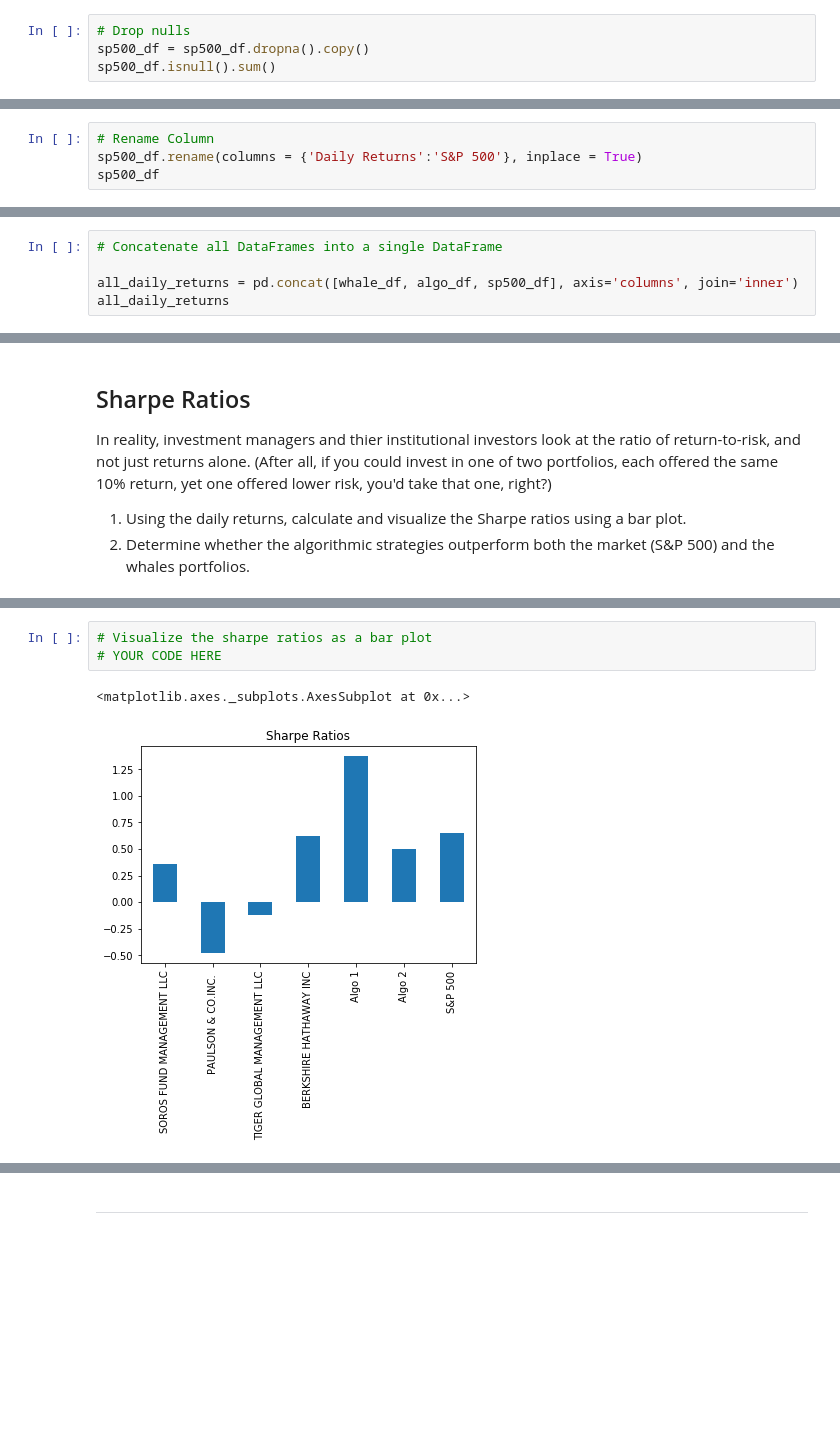
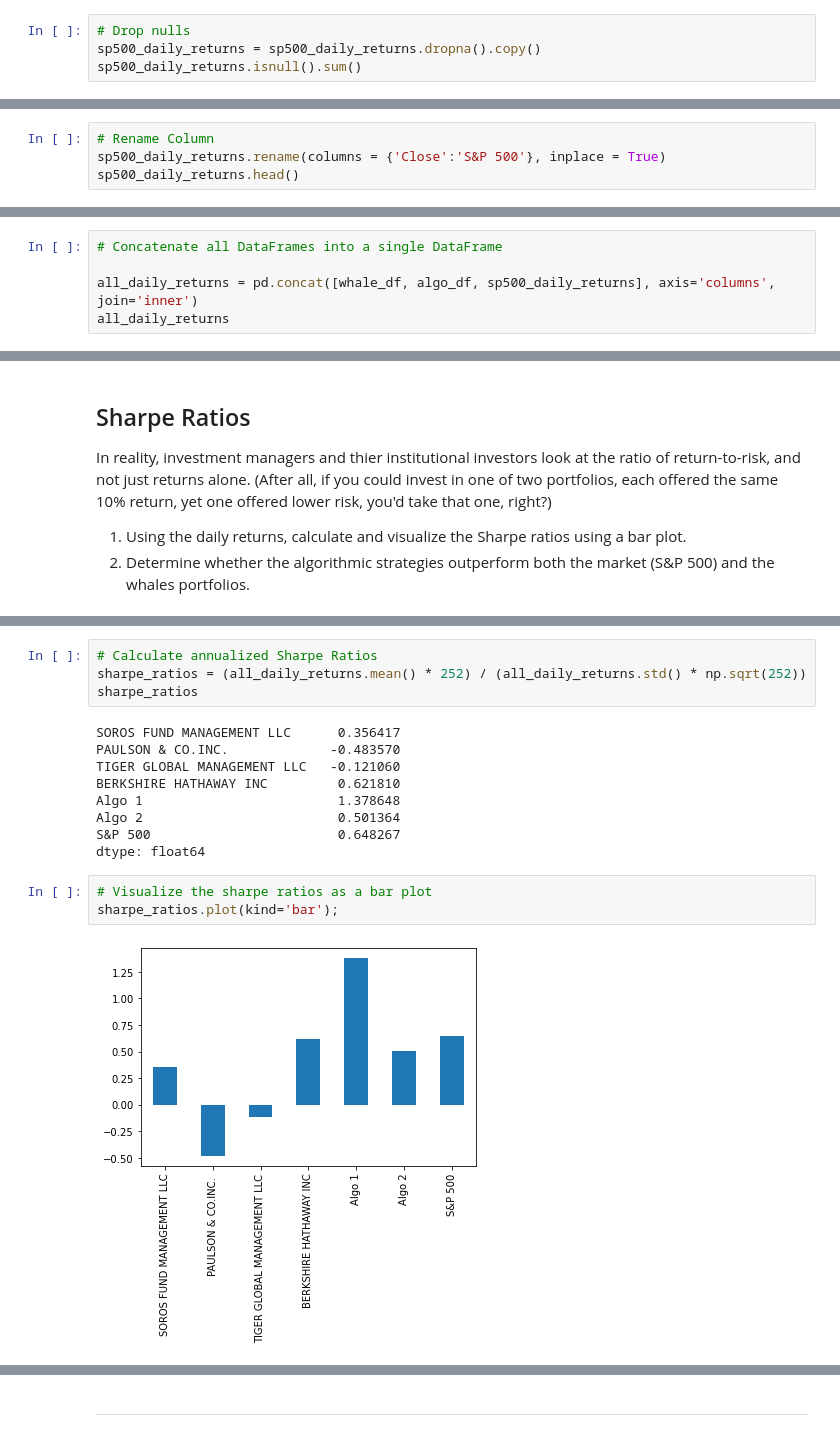
Before and after one commit to kris-ai/pandas-homework, a Jupyter notebook: solution_analysis/whale_analysis.ipynb, the cells around one changed output, grey strips where cells are left out. Saved outputs shown, nothing was run; the diff lists cells and outputs as text; blank space fills up the shorter version.

```diff
--- a/solution_analysis/whale_analysis.ipynb
+++ b/solution_analysis/whale_analysis.ipynb
@@ -165,5 +165,5 @@ sp500_df
 # %%
 # Drop nulls
-sp500_df = sp500_df.dropna().copy()
-sp500_df.isnull().sum()
+sp500_daily_returns = sp500_daily_returns.dropna().copy()
+sp500_daily_returns.isnull().sum()
 # %% [output]
@@ -171,8 +171,8 @@ S&P 500    0
 dtype: int64
 # %%
 # Rename Column
-sp500_df.rename(columns = {'Daily Returns':'S&P 500'}, inplace = True)
-sp500_df
+sp500_daily_returns.rename(columns = {'Close':'S&P 500'}, inplace = True)
+sp500_daily_returns.head()
 # %% [output]
 |  | S&P 500 |
 | Date |  |
@@ -193,7 +186,7 @@ sp500_df
 # %%
 # Concatenate all DataFrames into a single DataFrame
 
-all_daily_returns = pd.concat([whale_df, algo_df, sp500_df], axis='columns', join='inner')
+all_daily_returns = pd.concat([whale_df, algo_df, sp500_daily_returns], axis='columns', join='inner')
 all_daily_returns
 # %% [output]
 |  | SOROS FUND MANAGEMENT LLC | PAULSON & CO.INC. | TIGER GLOBAL MANAGEMENT LLC | BERKSHIRE HATHAWAY INC | Algo 1 | Algo 2 | ... |
@@ -365,7 +342,19 @@ dtype: float64
+# %%
+# Calculate annualized Sharpe Ratios
+sharpe_ratios = (all_daily_returns.mean() * 252) / (all_daily_returns.std() * np.sqrt(252))
+sharpe_ratios
+# %% [output]
+SOROS FUND MANAGEMENT LLC      0.356417
+PAULSON & CO.INC.             -0.483570
+TIGER GLOBAL MANAGEMENT LLC   -0.121060
+BERKSHIRE HATHAWAY INC         0.621810
+Algo 1                         1.378648
+Algo 2                         0.501364
+S&P 500                        0.648267
+dtype: float64
 # %%
 # Visualize the sharpe ratios as a bar plot
-# YOUR CODE HERE
+sharpe_ratios.plot(kind='bar');
 # %% [output]
-<matplotlib.axes._subplots.AxesSubplot at 0x...>
-[figure, old version]
+[figure, new version]
 # %% [markdown]
```
Also changed, not shown: parts of 16 cells of this notebook, 5 other files.
